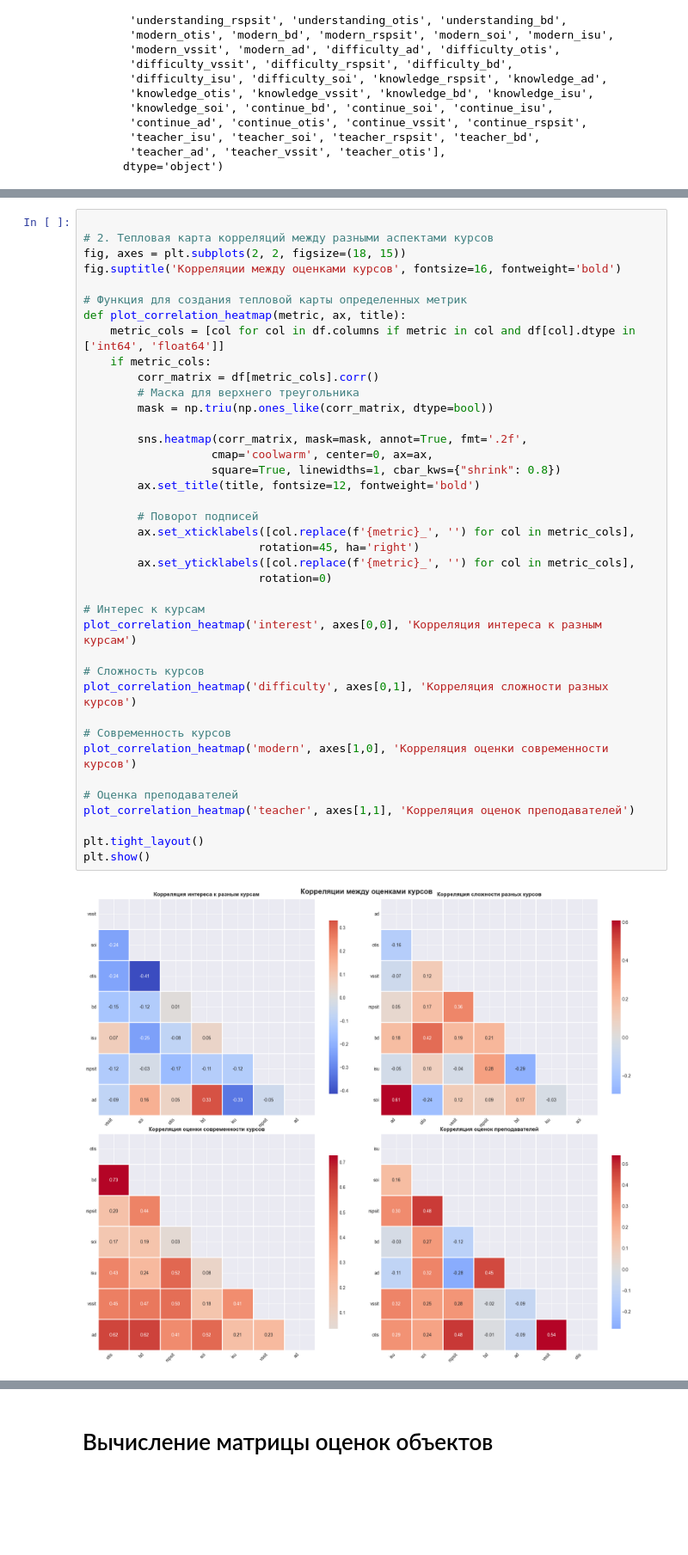
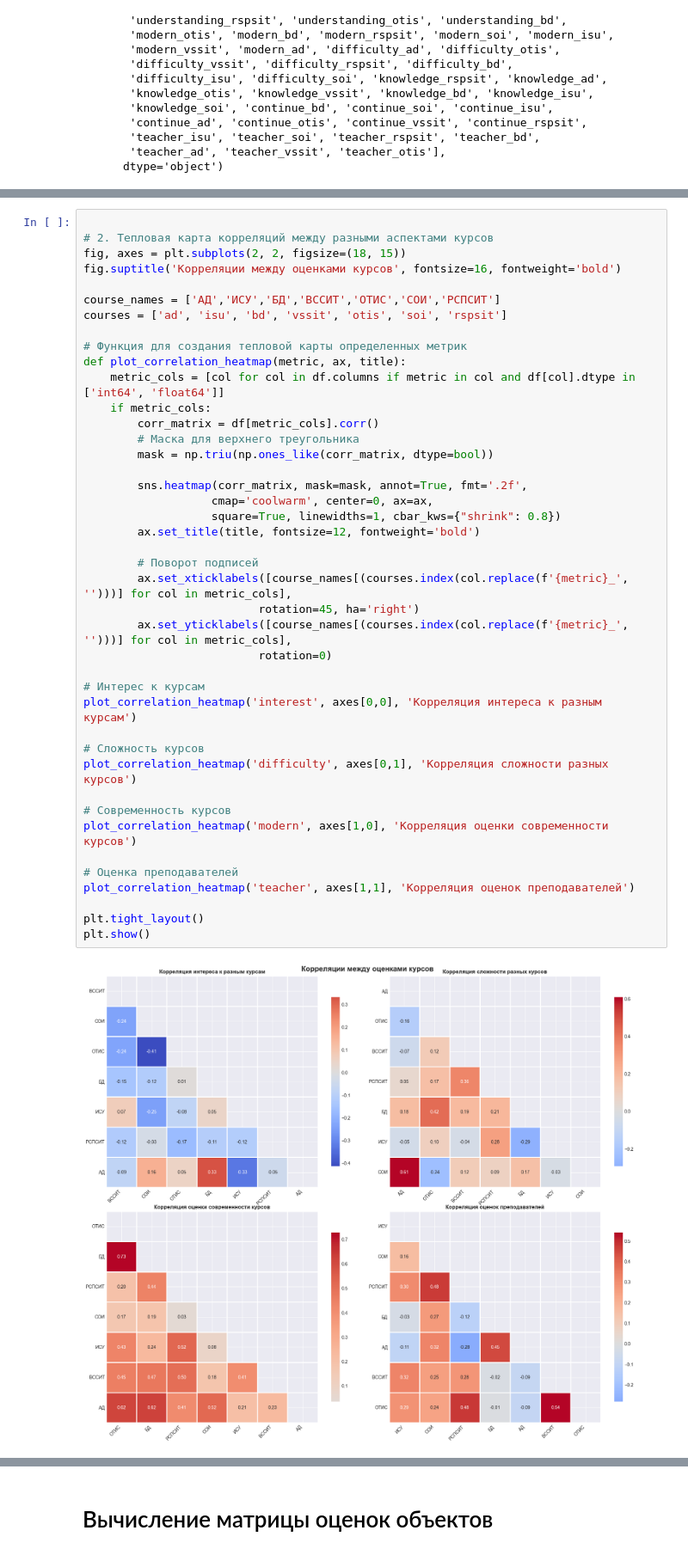
Before and after one commit to thatusualguy/practice3, a Jupyter notebook: main.ipynb, the cells around one changed output, grey strips where cells are left out. Shown at 86% size. Cells and saved outputs as stored; diff of their text form; blank space fills up the shorter version.

```diff
--- a/main.ipynb
+++ b/main.ipynb
@@ -173,42 +175,45 @@ plt.show()
 # 2. Тепловая карта корреляций между разными аспектами курсов
 fig, axes = plt.subplots(2, 2, figsize=(18, 15))
 fig.suptitle('Корреляции между оценками курсов', fontsize=16, fontweight='bold')
+
+course_names = ['АД','ИСУ','БД','ВССИТ','ОТИС','СОИ','РСПСИТ']
+courses = ['ad', 'isu', 'bd', 'vssit', 'otis', 'soi', 'rspsit']
 
 # Функция для создания тепловой карты определенных метрик
 def plot_correlation_heatmap(metric, ax, title):
     metric_cols = [col for col in df.columns if metric in col and df[col].dtype in ['int64', 'float64']]
     if metric_cols:
         corr_matrix = df[metric_cols].corr()
         # Маска для верхнего треугольника
         mask = np.triu(np.ones_like(corr_matrix, dtype=bool))
 
         sns.heatmap(corr_matrix, mask=mask, annot=True, fmt='.2f',
                    cmap='coolwarm', center=0, ax=ax,
                    square=True, linewidths=1, cbar_kws={"shrink": 0.8})
         ax.set_title(title, fontsize=12, fontweight='bold')
 
         # Поворот подписей
-        ax.set_xticklabels([col.replace(f'{metric}_', '') for col in metric_cols],
+        ax.set_xticklabels([course_names[(courses.index(col.replace(f'{metric}_', '')))] for col in metric_cols],
                           rotation=45, ha='right')
-        ax.set_yticklabels([col.replace(f'{metric}_', '') for col in metric_cols],
+        ax.set_yticklabels([course_names[(courses.index(col.replace(f'{metric}_', '')))] for col in metric_cols],
                           rotation=0)
 
 # Интерес к курсам
 plot_correlation_heatmap('interest', axes[0,0], 'Корреляция интереса к разным курсам')
 
 # Сложность курсов
 plot_correlation_heatmap('difficulty', axes[0,1], 'Корреляция сложности разных курсов')
 
 # Современность курсов
 plot_correlation_heatmap('modern', axes[1,0], 'Корреляция оценки современности курсов')
 
 # Оценка преподавателей
 plot_correlation_heatmap('teacher', axes[1,1], 'Корреляция оценок преподавателей')
 
 plt.tight_layout()
 plt.show()
 # %% [output]
-[figure, old version]
+[figure, new version]
 # %%
 
 # 3. Сравнение средних оценок по разным курсам
```
Also changed, not shown: parts of 9 cells of this notebook.
